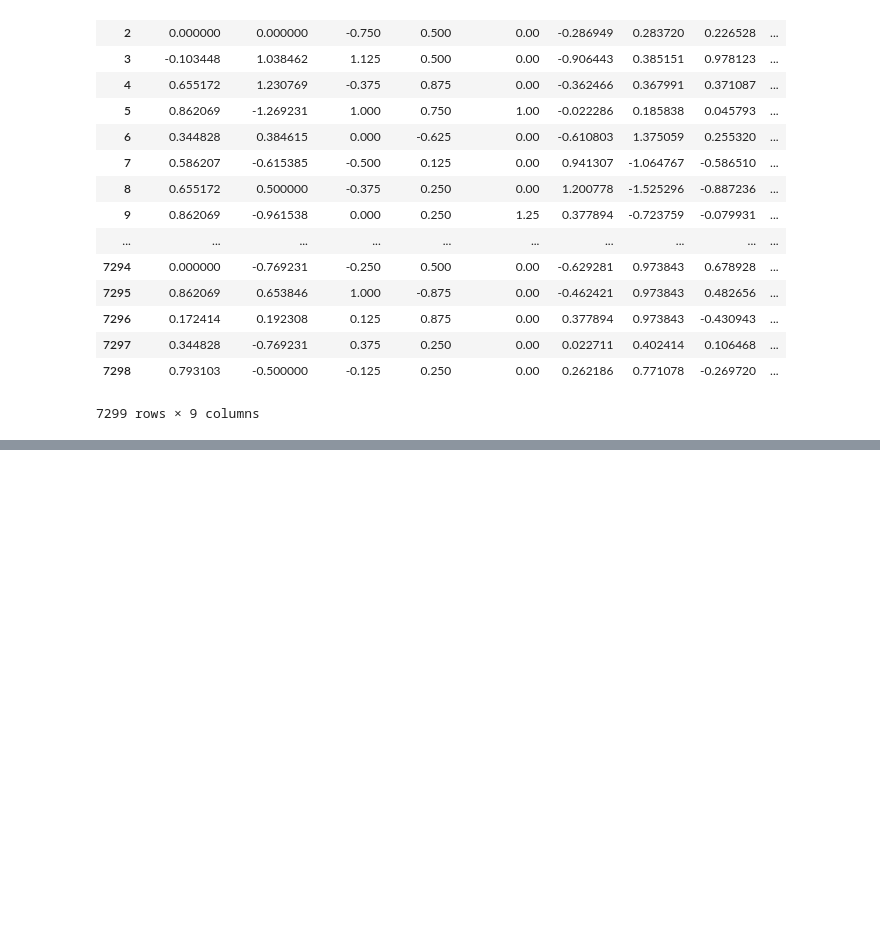
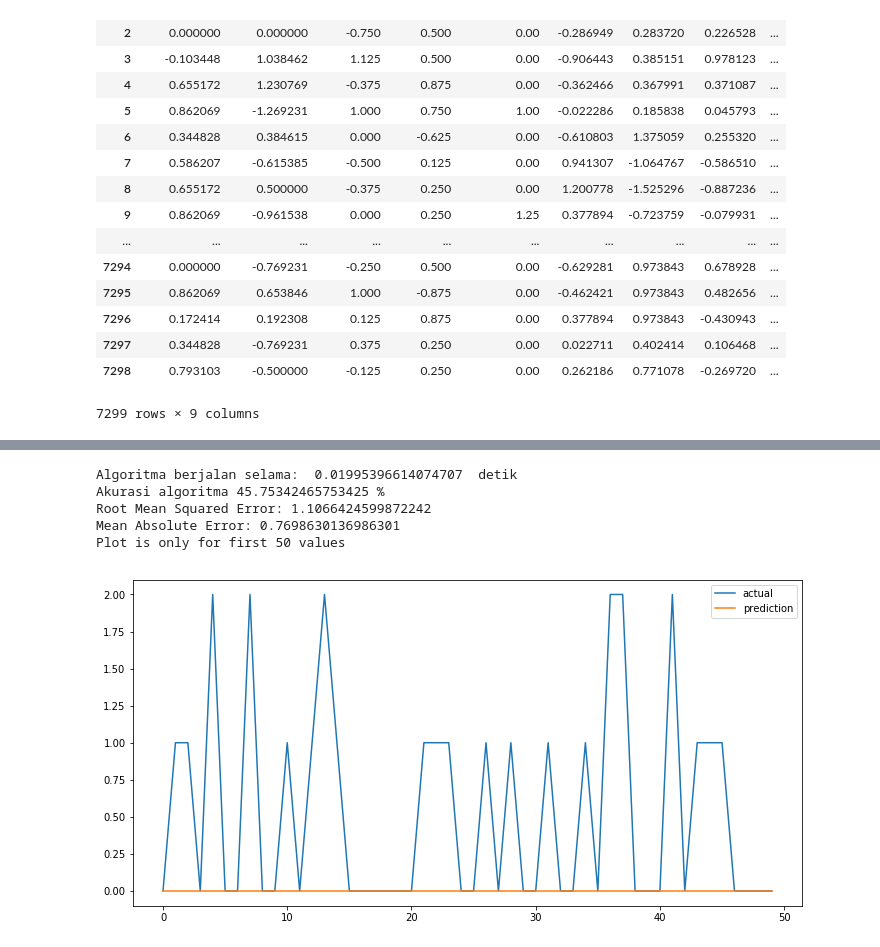
Before and after one commit to sangbijaksana/prediksi-sepakbola, a Jupyter notebook: eksperimen_sementara.ipynb, the cells around one changed output, grey strips where cells are left out. Drawn from its saved outputs; the diff is of its cells as text; code cells hidden in the pictures; blank space fills up the shorter version.

```diff
--- a/eksperimen_sementara.ipynb
+++ b/eksperimen_sementara.ipynb
@@ -133,0 +134,10 @@ Plot is only for first 50 values
+# %%
+from sklearn.linear_model import RidgeClassifierCV
+y_pred, y_test = regression(RidgeClassifierCV())
+# %% [output]
+Algoritma berjalan selama:  0.01995396614074707  detik
+Akurasi algoritma 45.75342465753425 %
+Root Mean Squared Error: 1.1066424599872242
+Mean Absolute Error: 0.7698630136986301
+Plot is only for first 50 values
+[figure, added]
```
Also changed, not shown: parts of 6 cells of this notebook.
